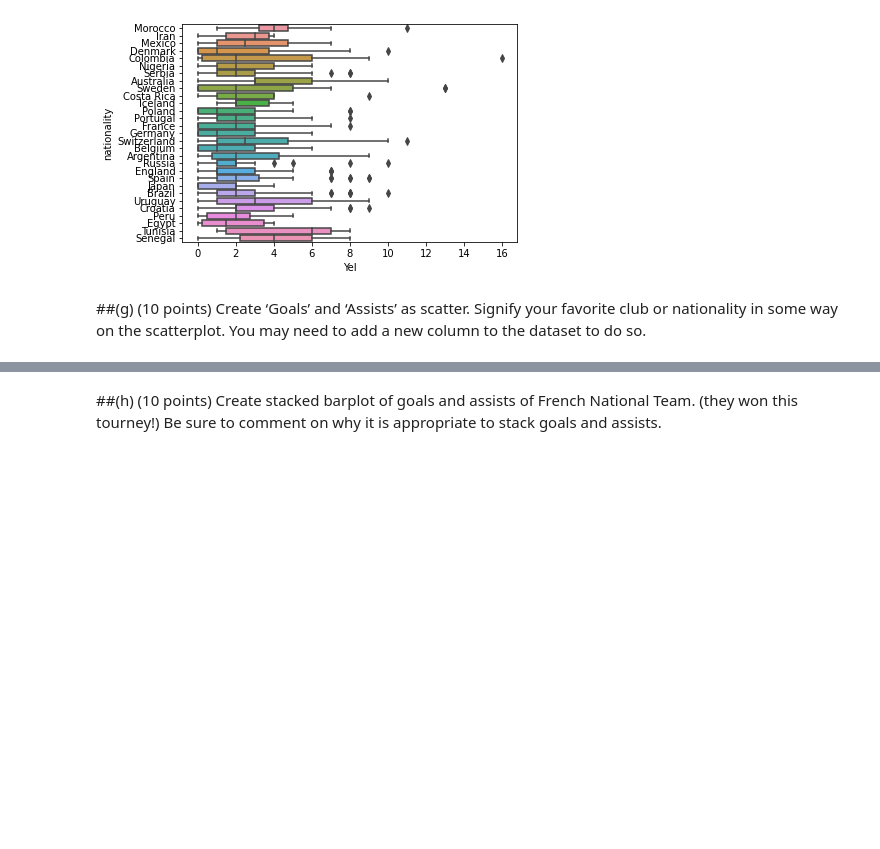
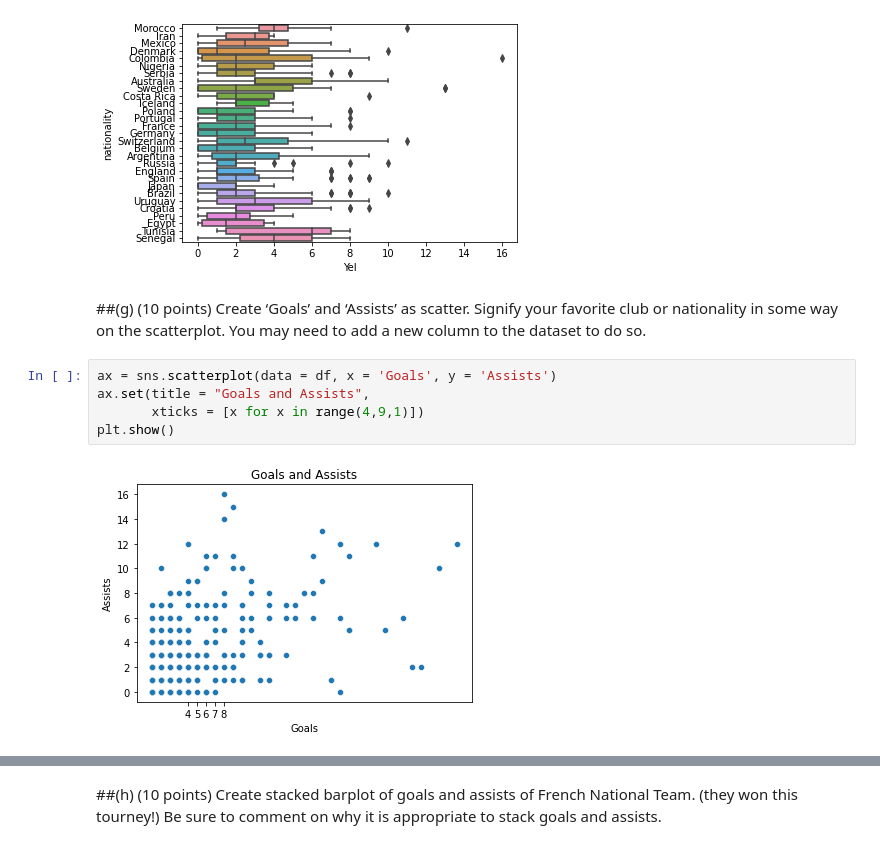
Before and after one commit to almsalahuddin/Data-Processing-and-Visualization, a Jupyter notebook: Exam_3.ipynb, the cells around one changed output, grey strips where cells are left out. Drawn from its saved outputs; the diff is of its cells as text; blank space fills up the shorter version.

```diff
--- a/Exam_3.ipynb
+++ b/Exam_3.ipynb
@@ -107,3 +107,10 @@ sns.boxplot(data = df, x = 'Yel', y = 'nationality')
 [figure]
 # %% [markdown]
 ##(g) (10 points) Create ‘Goals’ and ‘Assists’ as scatter. Signify your favorite club or nationality in some way on the scatterplot. You may need to add a new column to the dataset to do so.
+# %%
+ax = sns.scatterplot(data = df, x = 'Goals', y = 'Assists')
+ax.set(title = "Goals and Assists",
+       xticks = [x for x in range(4,9,1)])
+plt.show()
+# %% [output]
+[figure, added]
```
Also changed, not shown: parts of 2 cells of this notebook.
